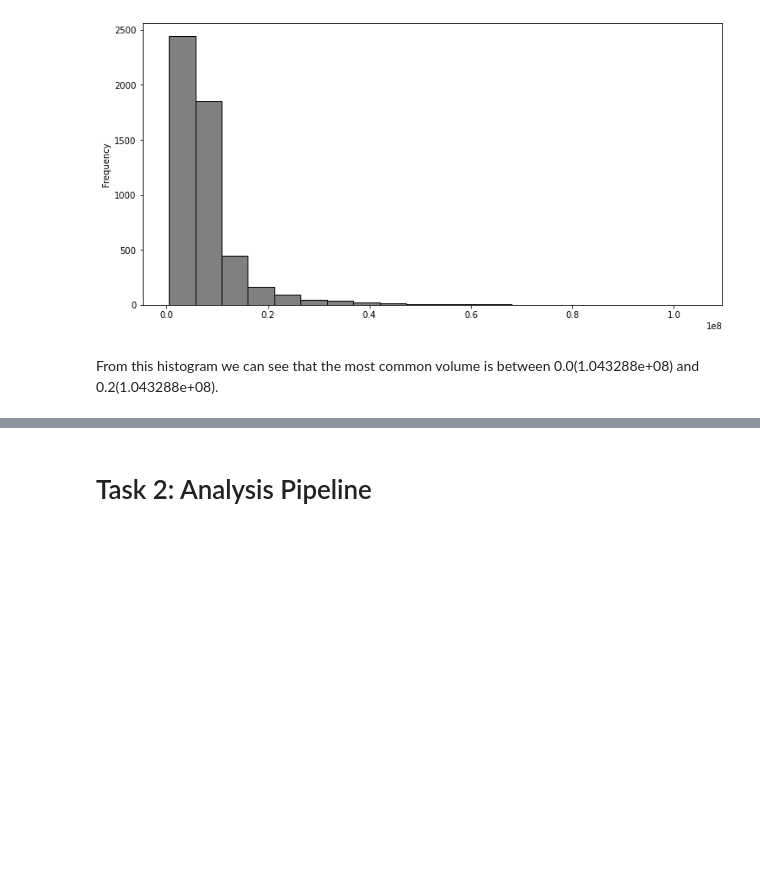
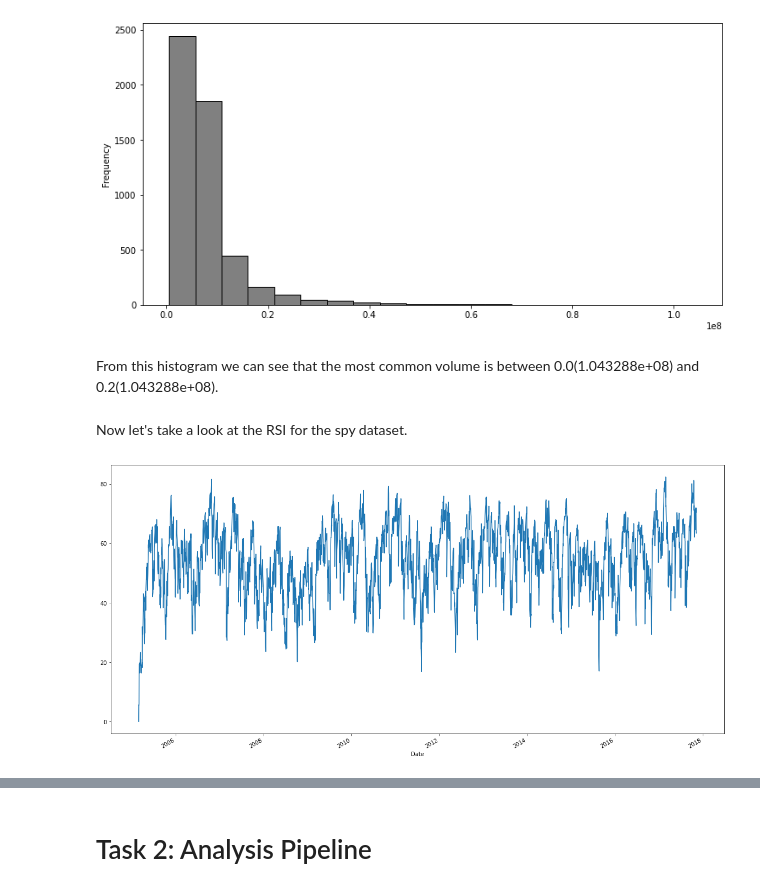
Before and after one commit to ubco-W2021T1-data301/project-group21-project, a Jupyter notebook: notebooks/analysis2.ipynb, the cells around one changed output, grey strips where cells are left out. Saved outputs shown, nothing was run; the diff lists cells and outputs as text; code cells hidden in the pictures; blank space fills up the shorter version.

```diff
--- a/notebooks/analysis2.ipynb
+++ b/notebooks/analysis2.ipynb
@@ -161,3 +194,10 @@ amzn_cleaned['Volume'].plot(kind='hist', bins=20, figsize=(12,6), facecolor='gre
 [figure]
 # %% [markdown]
 From this histogram we can see that the most common volume is between 0.0(1.043288e+08) and 0.2(1.043288e+08).
+# %% [markdown]
+Now let's take a look at the RSI for the spy dataset.
+# %%
+spy_rsi['RSI'].plot(figsize = (20,10))
+plt.show()
+# %% [output]
+[figure, added]
```
Also changed, not shown: parts of 16 cells of this notebook, 1 other file.
